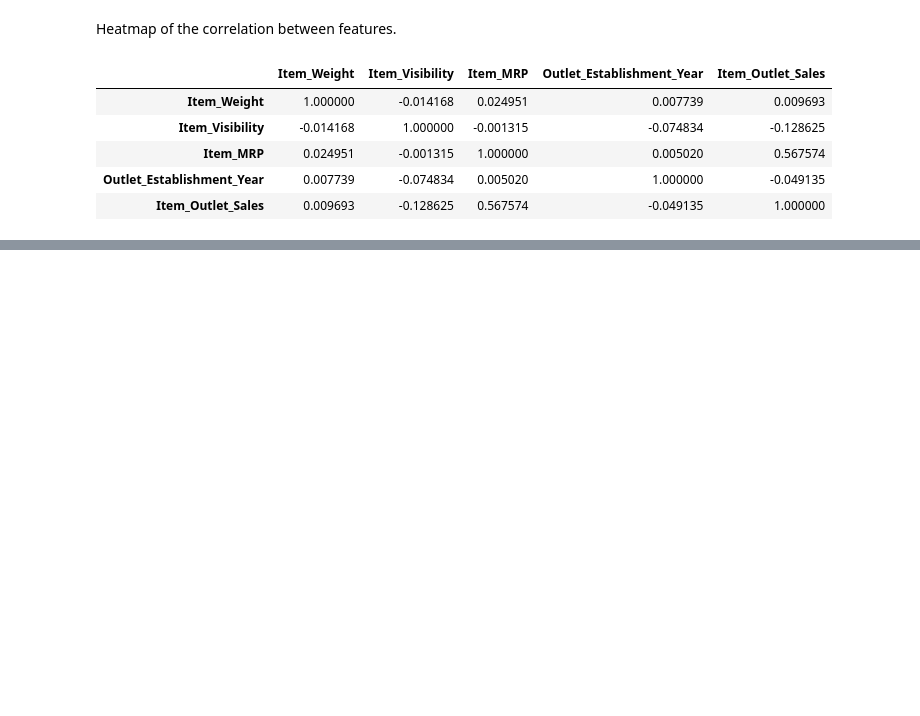
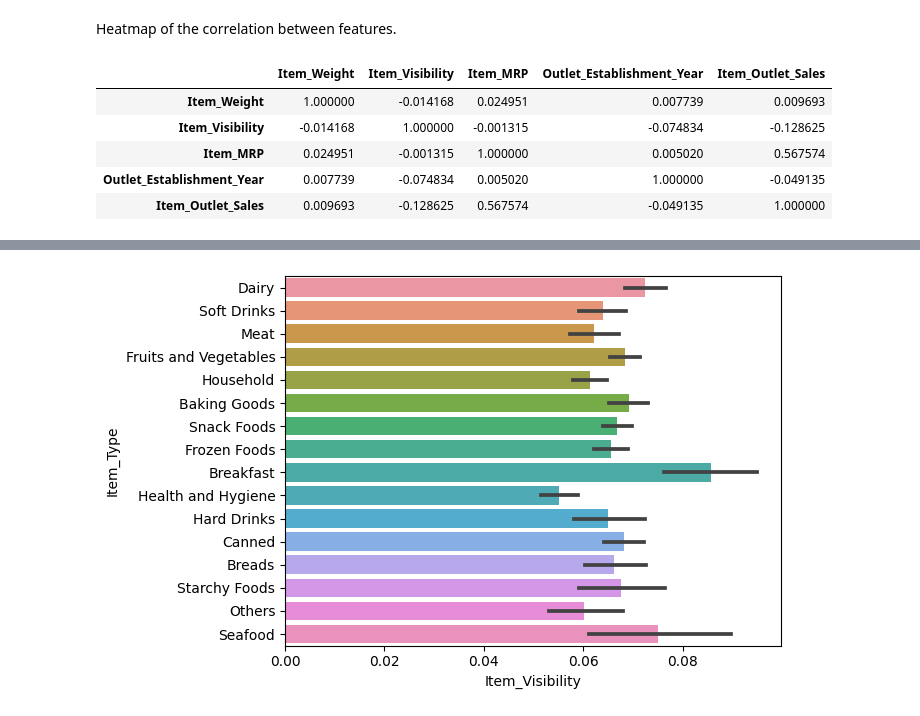
Before and after one commit to HanaTounakti/Food-sales-predictions, a Jupyter notebook: Project_1_Sales_Prediction.ipynb, the cells around one changed output, grey strips where cells are left out. Saved outputs shown, nothing was run; the diff lists cells and outputs as text; code cells hidden in the pictures; blank space fills up the shorter version.

```diff
--- a/Project_1_Sales_Prediction.ipynb
+++ b/Project_1_Sales_Prediction.ipynb
@@ -314,0 +340,4 @@ sns.heatmap(corr_df, cmap='plasma', annot=True)
+# %%
+sns.barplot(data=df, x='Item_Visibility', y='Item_Type');
+# %% [output]
+[figure, added]
```
Also changed, not shown: parts of 8 cells of this notebook.
